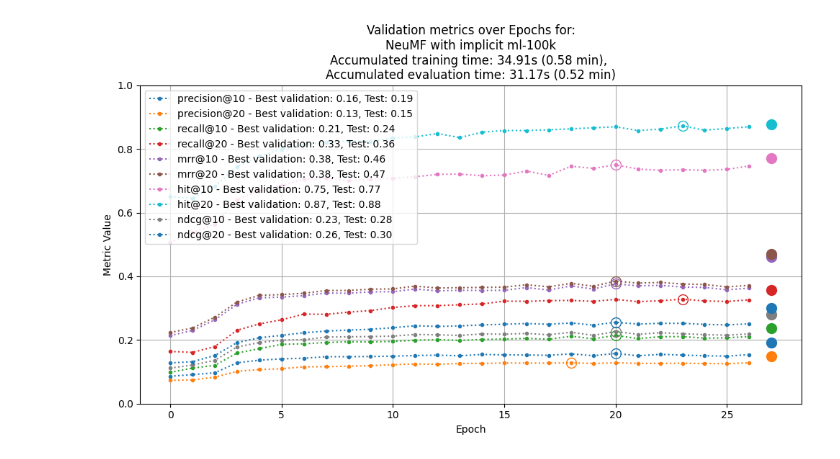
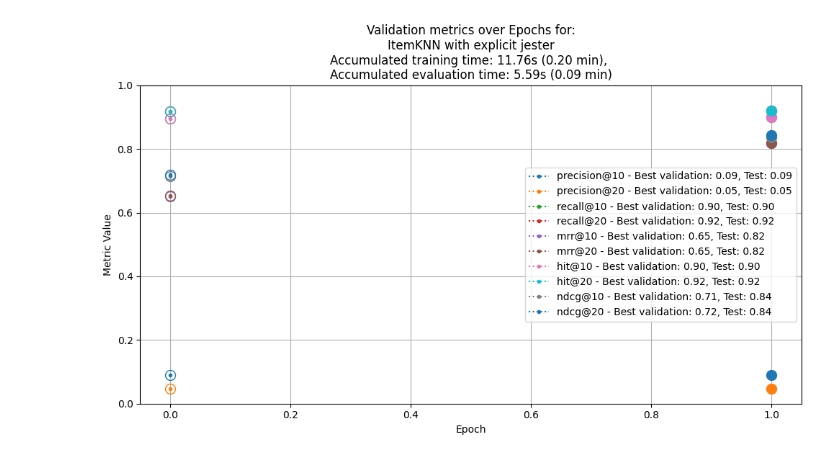
Before and after one commit to mVigholt/BachelorProject, a Jupyter notebook: plot.ipynb, the cells around one changed output. Drawn from its saved outputs; the diff is of its cells as text; code cells hidden in the pictures.

```diff
--- a/plot.ipynb
+++ b/plot.ipynb
@@ -4,9 +4,9 @@ import matplotlib.pyplot as plt
 models = ['ItemKNN', 'BPR', 'NeuMF', 'GCMC']
 datasets = ['ml-100k', 'jester', 'amazon_all_beauty', 'netflix']
 datatypes = ['explicit', 'implicit']
-model = models[2]         # <-- change as needed
-dataset = datasets[0]     # <-- change as needed
-datatype = datatypes[1]   # <-- change as needed
+model = models[0]         # <-- change as needed
+dataset = datasets[1]     # <-- change as needed
+datatype = datatypes[0]   # <-- change as needed
 log_file = f"data/log/{model}--{dataset}--{datatype}.txt"
 
 training_data = {} # To store metric values
@@ -45,34 +45,34 @@ epochs = range(num_epochs)
 colors = ['tab:blue', 'tab:orange', 'tab:green', 'tab:red', 'tab:purple', 'tab:brown', 'tab:pink', 'tab:cyan', 'tab:gray']
 
 # Plot
 plt.figure(figsize=(10, 6))
 
 # Loop through all metrics and plot them
 for idx, metric in enumerate(training_data):
     max_x = max(range(len(training_data[metric])), key=lambda i: training_data[metric][i])
     plt.plot(epochs, training_data[metric], marker='.', linestyle=':', color=colors[idx % len(colors)],
              label= f"{metric} - Best validation: {training_data[metric][max_x]:.2f}, Test: {test_data[metric]:.2f}")
     plt.plot(max_x, training_data[metric][max_x], marker='o', color=colors[idx % len(colors)], markersize=10, markerfacecolor='none', markeredgewidth=1)
 
     plt.plot(num_epochs, test_data[metric], marker='o', markersize=10, color=colors[idx % len(colors)])
 
 time_print =    f"Accumulated training time: {train_time:.2f}s ({train_time/60:.2f} min),"\
                 f" \n"\
                 f"Accumulated evaluation time: {eval_time:.2f}s ({eval_time/60:.2f} min)"
 
 
 plt.title(f"Validation metrics over Epochs for:\n" +
           f"{model} with {datatype} {dataset}\n" +
           f"{time_print}")
 plt.xlabel("Epoch")
 plt.ylabel("Metric Value")
 plt.grid(True)
 plt.legend()
 plt.tight_layout()
 plt.ylim(0, 1)
 plt.show()
 # %% [output]
-[figure, old version]
+[figure, new version]
 # %%
 # import re
 # import matplotlib.pyplot as plt
```
Also changed, not shown: 5 other files.
